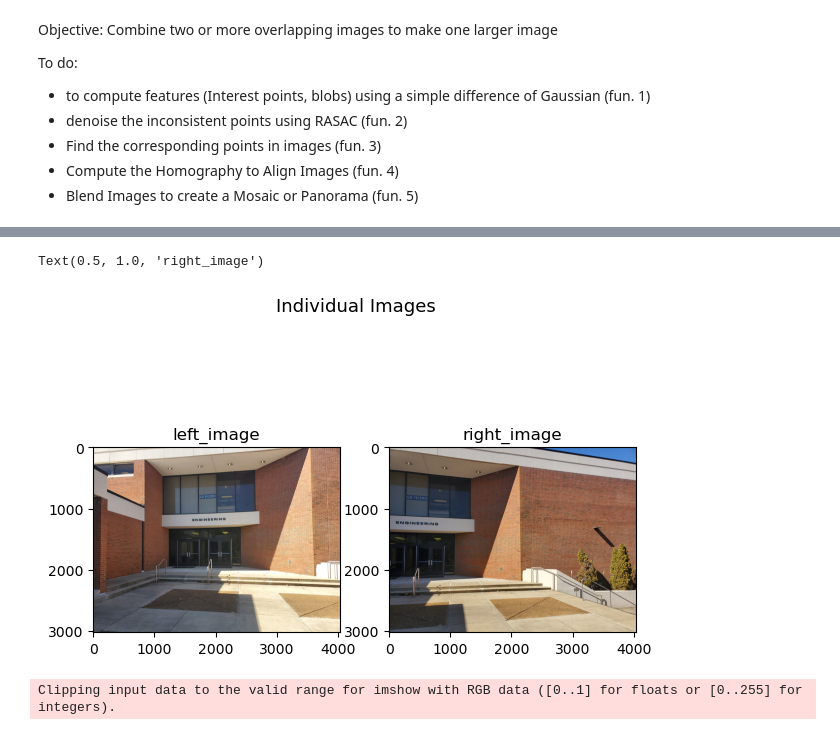
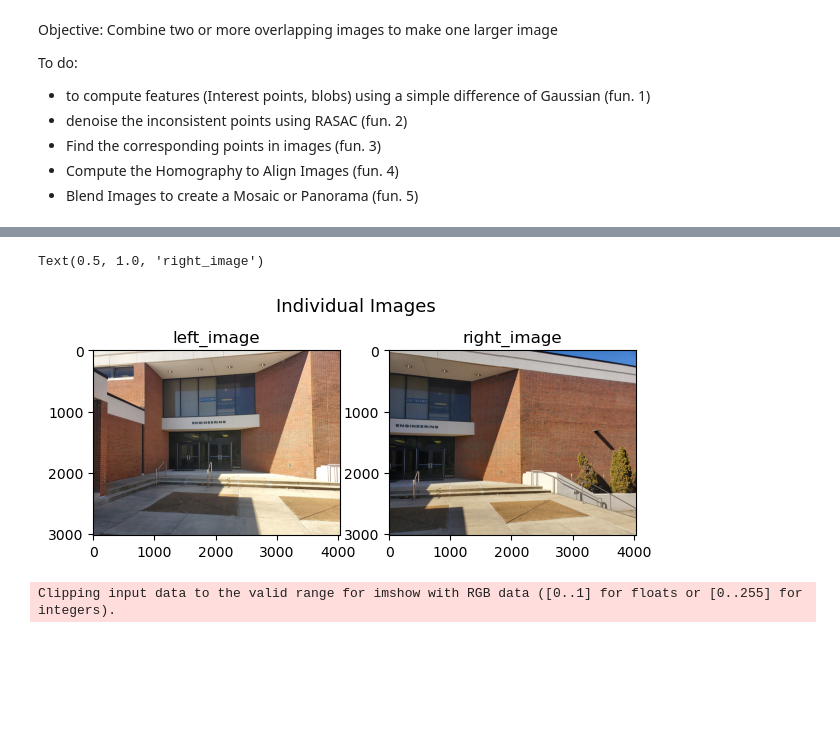
Before and after one commit to bereketeshete/Computer-Vision, a Jupyter notebook: Assignment 1 - Image Stitching/Image Stitching 4.ipynb, the cells around one changed output, grey strips where cells are left out. Cells and saved outputs as stored; diff of their text form; code cells hidden in the pictures; blank space fills up the shorter version.

```diff
--- a/Assignment 1 - Image Stitching/Image Stitching 4.ipynb
+++ b/Assignment 1 - Image Stitching/Image Stitching 4.ipynb
@@ -120,22 +131,22 @@ left_image = cv2.cvtColor(left_image, cv2.COLOR_BGR2RGB)
 right_image = cv2.imread('images/q4.jpg')
 right_image = cv2.cvtColor(right_image, cv2.COLOR_BGR2RGB)
 # %%
-fig, axes = plt.subplots(nrows=1, ncols=2, figsize=(7,5))
+fig, axes = plt.subplots(nrows=1, ncols=2, figsize=(7,3))
 
 imgs = []
 
 imgs.append(left_image)
 imgs.append(right_image)
 
 plt.suptitle('Individual Images', fontsize=13)
 
 axes.flatten()[0].set_title('Original Image')
 for ax, img in zip(axes.flatten(), imgs):
     ax.imshow(img)
 
 axes.flatten()[0].set_title('left_image')
 axes.flatten()[1].set_title('right_image')
 # %% [output]
 Text(0.5, 1.0, 'right_image')
-[figure, old version]
+[figure, new version]
 # %%
```
Also changed, not shown: parts of 5 cells of this notebook.
